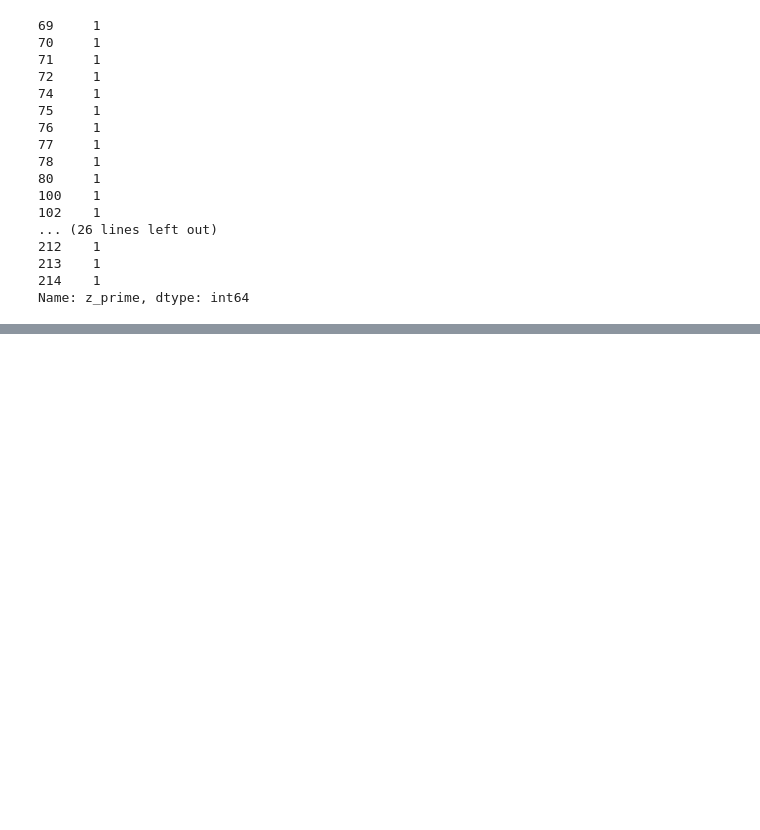
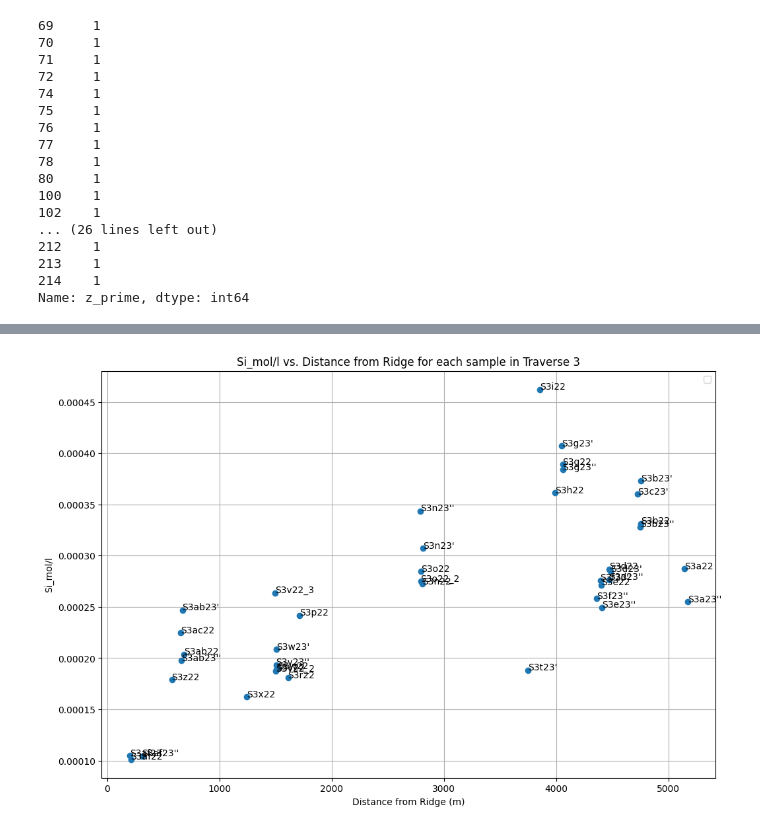
Before and after one commit to iskiros/Nepal, a Jupyter notebook: Code/model1.ipynb, the cells around one changed output, grey strips where cells are left out. Saved outputs shown, nothing was run; the diff lists cells and outputs as text; code cells hidden in the pictures; blank space fills up the shorter version.

```diff
--- a/Code/model1.ipynb
+++ b/Code/model1.ipynb
@@ -463,3 +469,23 @@ plt.show()
 # grouped by site
 # date the site
 # more older water, etc
+# %%
+# plot df_copy['Si_mol/l'] against df_copy['distance_from_ridge'] for each sample
+
+plt.figure(figsize=(12, 8))
+
+# Loop through each sample to plot Si_mol/l against distance_from_ridge
+plt.plot(df_copy['distance_from_ridge'], df_copy['Si_mol/l'], 'o')
+
+for i, txt in enumerate(df_copy['GNS']):
+    plt.annotate(txt, (df_copy['distance_from_ridge'].iloc[i], df_copy['Si_mol/l'].iloc[i]))
+
+# Customize plot
+plt.xlabel('Distance from Ridge (m)')
+plt.ylabel('Si_mol/l')
+plt.title('Si_mol/l vs. Distance from Ridge for each sample in Traverse 3')
+plt.legend()
+plt.grid()
+plt.show()
+# %% [output]
+[figure, added]
```
Also changed, not shown: parts of 2 cells of this notebook, 10 other files.
